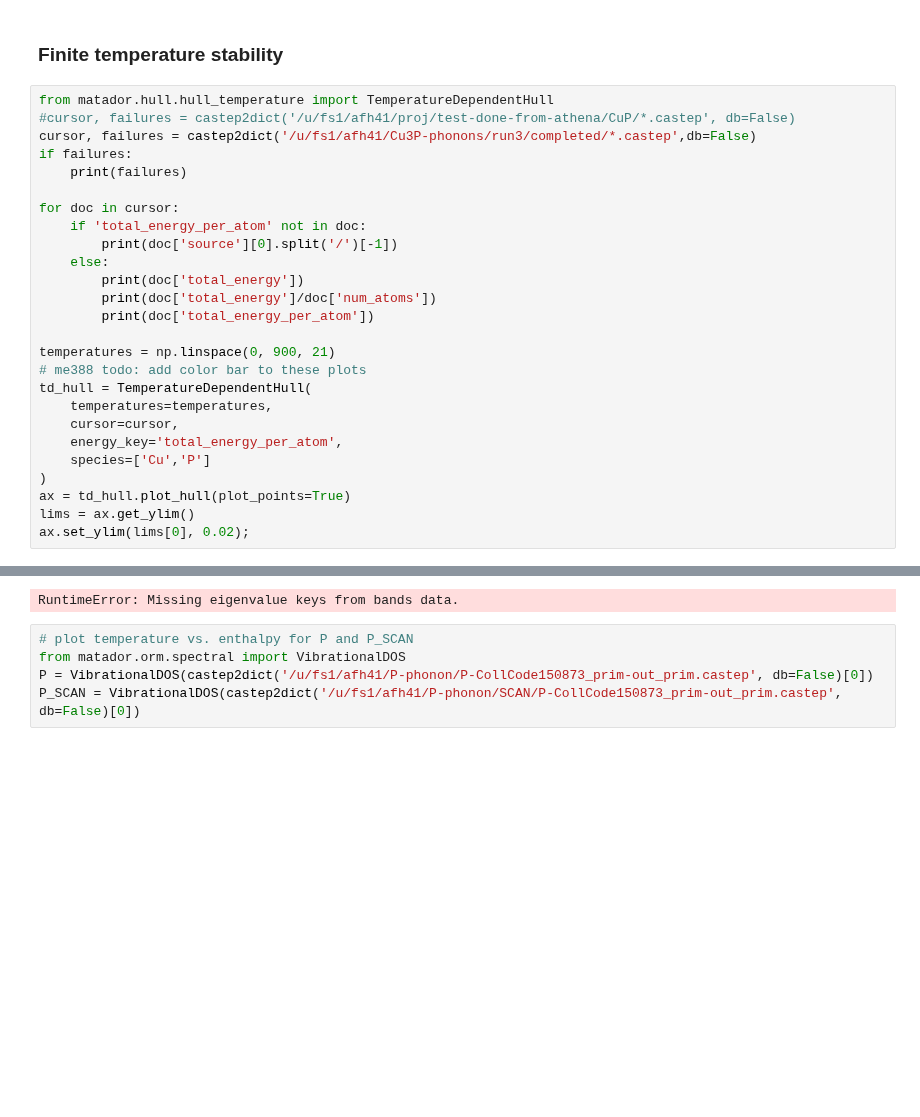
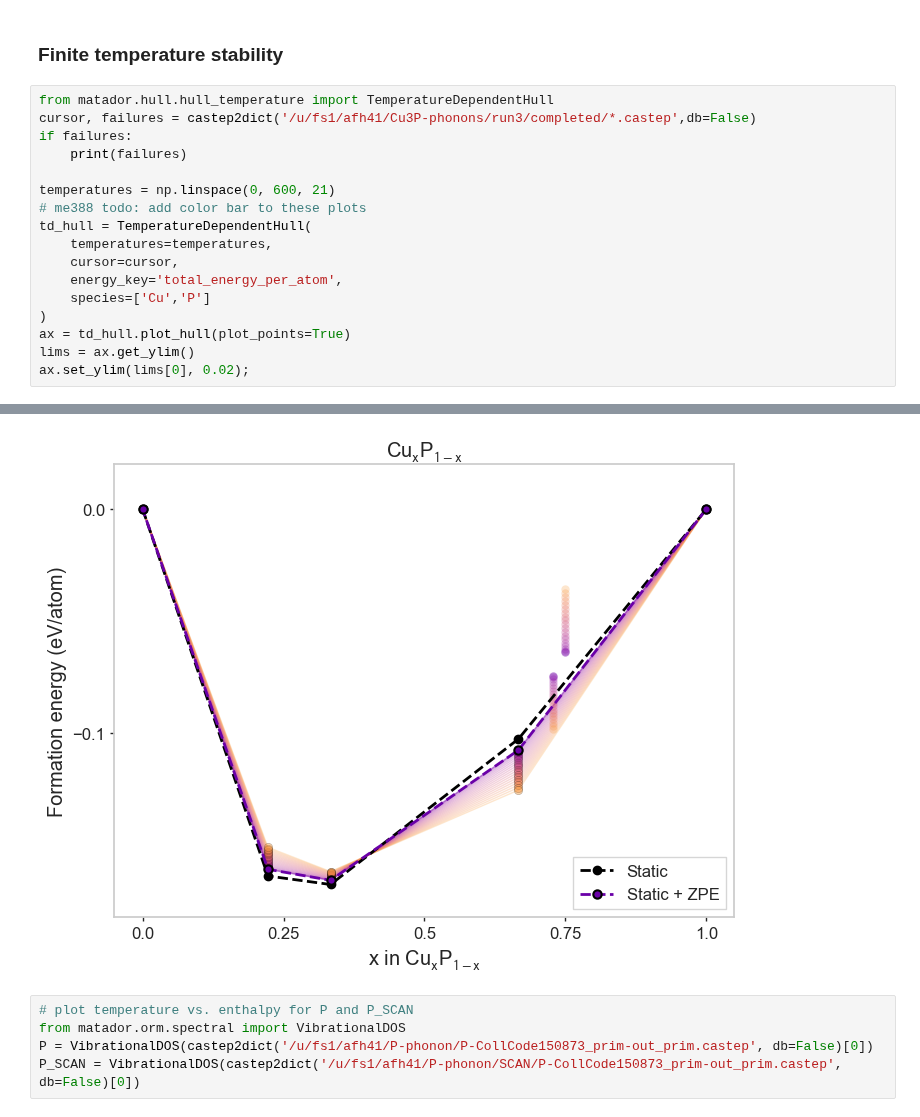
Before and after one commit to harpaf13/data.copper-phosphides, a Jupyter notebook: CuP_results.ipynb, the cells around one changed output, grey strips where cells are left out. Drawn from its saved outputs; the diff is of its cells as text; blank space fills up the shorter version.

```diff
--- a/CuP_results.ipynb
+++ b/CuP_results.ipynb
@@ -297,20 +311,11 @@ Displaying plot...
 ### Finite temperature stability
 # %%
 from matador.hull.hull_temperature import TemperatureDependentHull
-#cursor, failures = castep2dict('/u/fs1/afh41/proj/test-done-from-athena/CuP/*.castep', db=False)
 cursor, failures = castep2dict('/u/fs1/afh41/Cu3P-phonons/run3/completed/*.castep',db=False)
 if failures:
     print(failures)
 
-for doc in cursor:
-    if 'total_energy_per_atom' not in doc:
-        print(doc['source'][0].split('/')[-1])
-    else:
-        print(doc['total_energy'])
-        print(doc['total_energy']/doc['num_atoms'])
-        print(doc['total_energy_per_atom'])
-
-temperatures = np.linspace(0, 900, 21)
+temperatures = np.linspace(0, 600, 21)
 # me388 todo: add color bar to these plots
 td_hull = TemperatureDependentHull(
     temperatures=temperatures,
@@ -340,4 +344,4 @@ ax.set_ylim(lims[0], 0.02);
-RuntimeError: Missing eigenvalue keys from bands data.
+[figure, added]
 # %%
 # plot temperature vs. enthalpy for P and P_SCAN
 from matador.orm.spectral import VibrationalDOS
```
Also changed, not shown: parts of 10 cells of this notebook, 2 other files.
